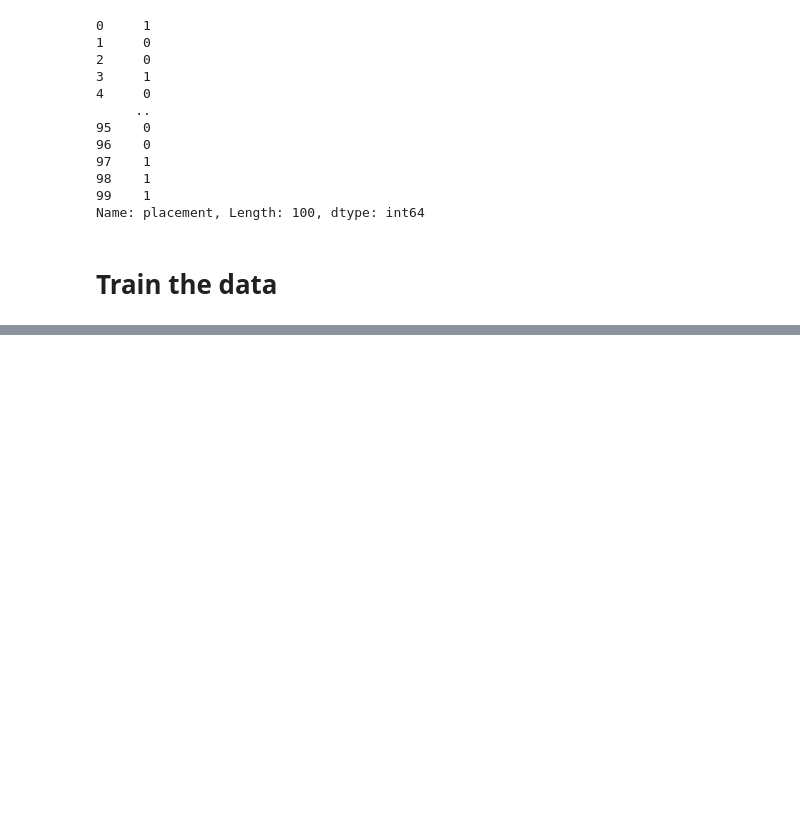
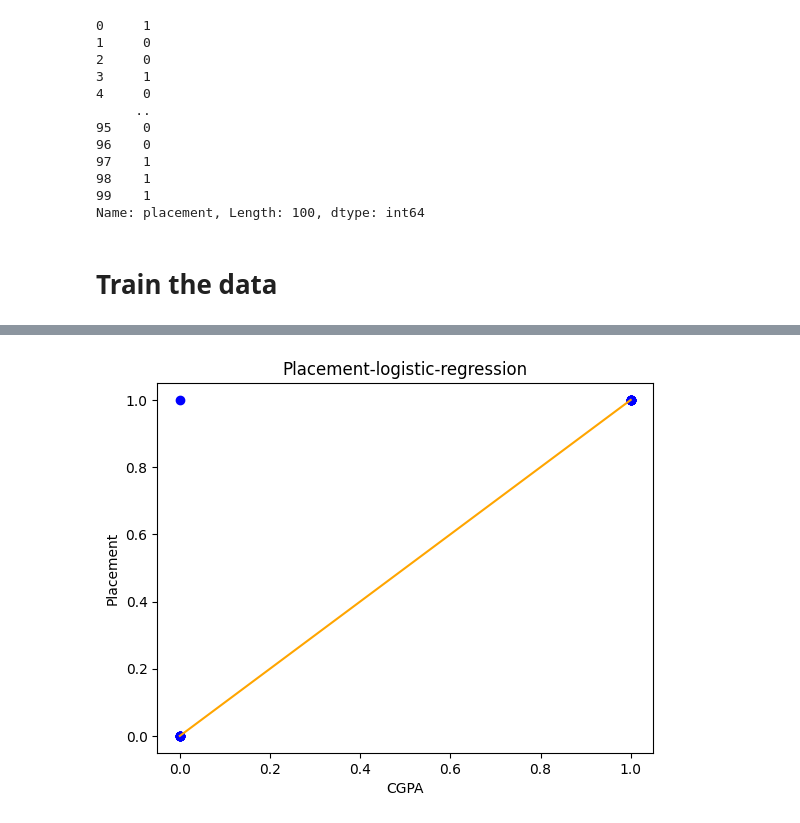
Before and after one commit to 18-RAJAT/Placement-logistic-regression, a Jupyter notebook: logistic regression.ipynb, the cells around one changed output, grey strips where cells are left out. Drawn from its saved outputs; the diff is of its cells as text; code cells hidden in the pictures; blank space fills up the shorter version.

```diff
--- a/logistic regression.ipynb
+++ b/logistic regression.ipynb
@@ -98,0 +196,2 @@ Name: placement, Length: 100, dtype: int64
+# %%
+x_test=scalar.transform(x_test)
@@ -98,0 +232,2 @@ Name: placement, Length: 100, dtype: int64
+# %%
+y_prediction=temp.predict(x_test)
@@ -98,0 +273,16 @@ Name: placement, Length: 100, dtype: int64
+# %%
+plt.scatter(y_test,y_prediction,color='blue')
+x0=min(y_test)
+x1=max(y_test)
+y0=min(y_prediction)
+y1=max(y_prediction)
+
+plt.plot([x0,x1],[y0,y1],color="orange")
+
+plt.xlabel("CGPA")
+plt.ylabel("Placement")
+plt.title("Placement-logistic-regression")
+
+plt.show()
+# %% [output]
+[figure, added]
```
Also changed, not shown: parts of 24 cells of this notebook.
